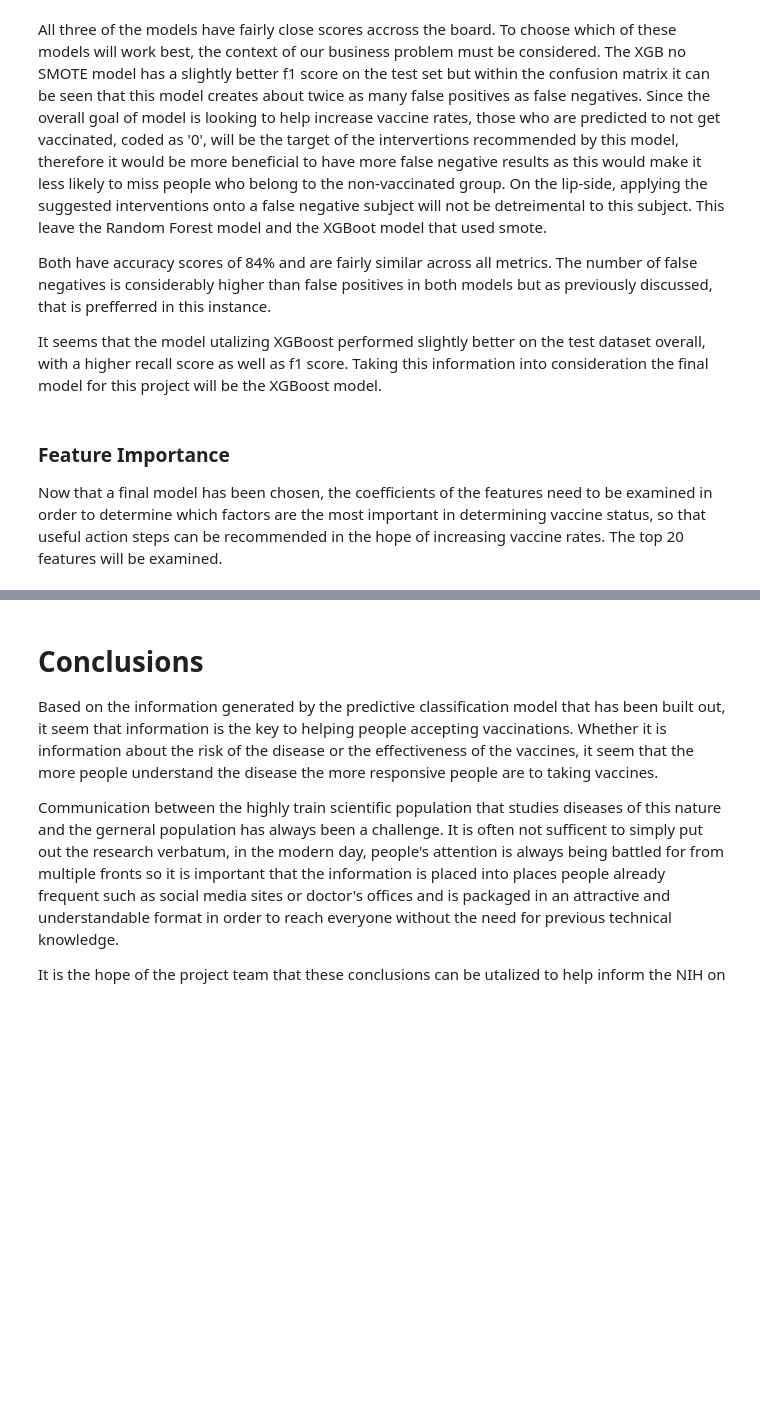
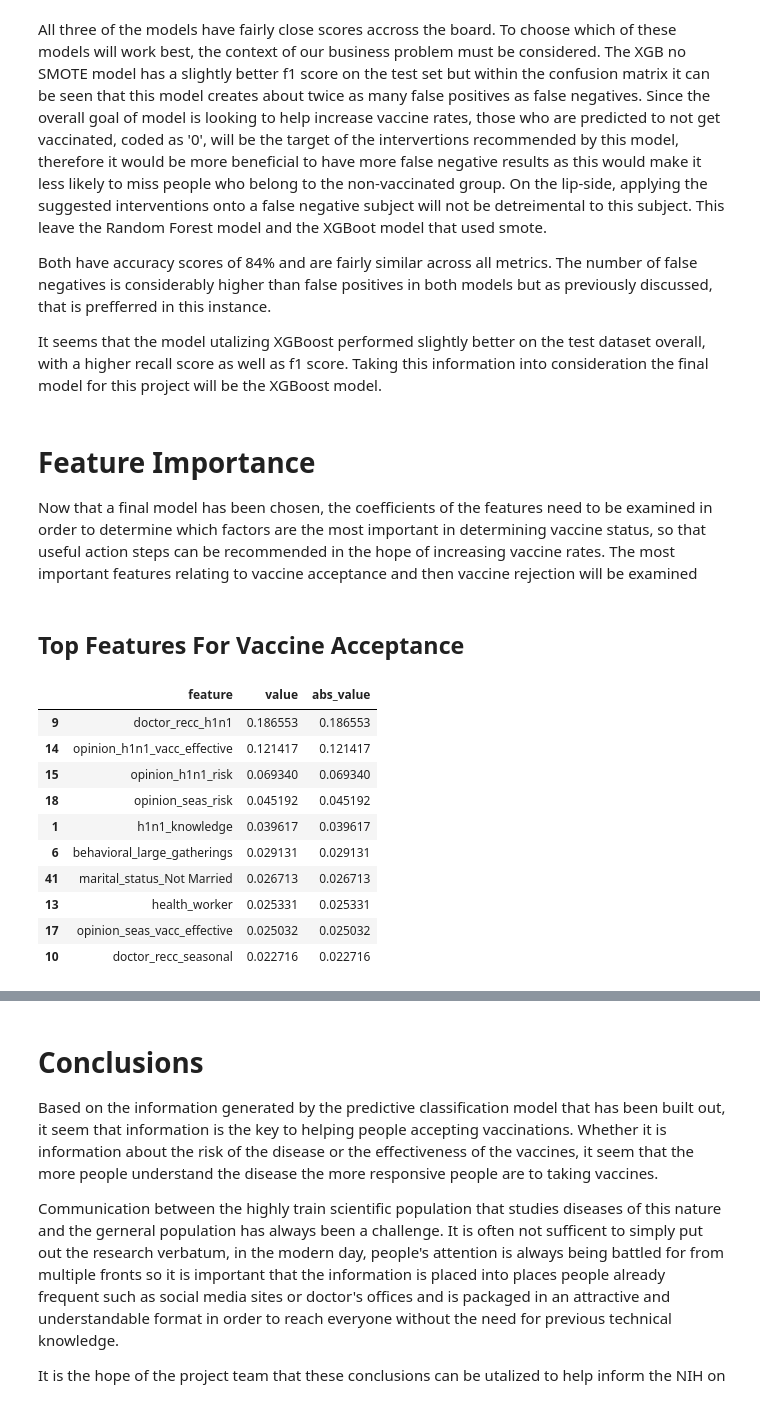
Before and after one commit to LucasFishbein/H1N1_Vaccine_Status_Predictor, a Jupyter notebook: H1N1_Vaccine_Prediction_Model.ipynb, the cells around one changed output, grey strips where cells are left out. Saved outputs shown, nothing was run; the diff lists cells and outputs as text; code cells hidden in the pictures; blank space fills up the shorter version.

```diff
--- a/H1N1_Vaccine_Prediction_Model.ipynb
+++ b/H1N1_Vaccine_Prediction_Model.ipynb
@@ -1356,7 +1366,7 @@ Both have accuracy scores of 84% and are fairly similar across all metrics. The
 
 It seems that the model utalizing XGBoost performed slightly better on the test dataset overall, with a higher recall score as well as f1 score. Taking this information into consideration the final model for this project will be the XGBoost model.
 # %% [markdown]
-### Feature Importance
+# Feature Importance
 
-Now that a final model has been chosen, the coefficients of the features need to be examined in order to determine which factors are the most important in determining vaccine status, so that useful action steps can be recommended in the hope of increasing vaccine rates. The top 20 features will be examined.
+Now that a final model has been chosen, the coefficients of the features need to be examined in order to determine which factors are the most important in determining vaccine status, so that useful action steps can be recommended in the hope of increasing vaccine rates. The most important features relating to vaccine acceptance and then vaccine rejection will be examined
 # %%
@@ -1373,4 +1385,21 @@ feat_imp_df = pd.DataFrame(zipped, columns=["feature", "value"])
 # Sort the features by the absolute value of their coefficient
 feat_imp_df["abs_value"] = feat_imp_df["value"].apply(lambda x: abs(x))
 feat_imp_df = feat_imp_df.sort_values("abs_value", ascending=False)
+# %% [markdown]
+## Top Features For Vaccine Acceptance
+# %%
+#Checking Top Feature Coefficients
+feat_imp_df.sort_values('abs_value', ascending=False).head(10)
+# %% [output]
+|  | feature | value | abs_value |
+| 9 | doctor_recc_h1n1 | 0.186553 | 0.186553 |
+| 14 | opinion_h1n1_vacc_effective | 0.121417 | 0.121417 |
+| 15 | opinion_h1n1_risk | 0.069340 | 0.069340 |
+| 18 | opinion_seas_risk | 0.045192 | 0.045192 |
+| 1 | h1n1_knowledge | 0.039617 | 0.039617 |
+| 6 | behavioral_large_gatherings | 0.029131 | 0.029131 |
+| 41 | marital_status_Not Married | 0.026713 | 0.026713 |
+| 13 | health_worker | 0.025331 | 0.025331 |
+| 17 | opinion_seas_vacc_effective | 0.025032 | 0.025032 |
+| 10 | doctor_recc_seasonal | 0.022716 | 0.022716 |
 # %%
```
Also changed, not shown: parts of 15 cells of this notebook, 1 other file.
